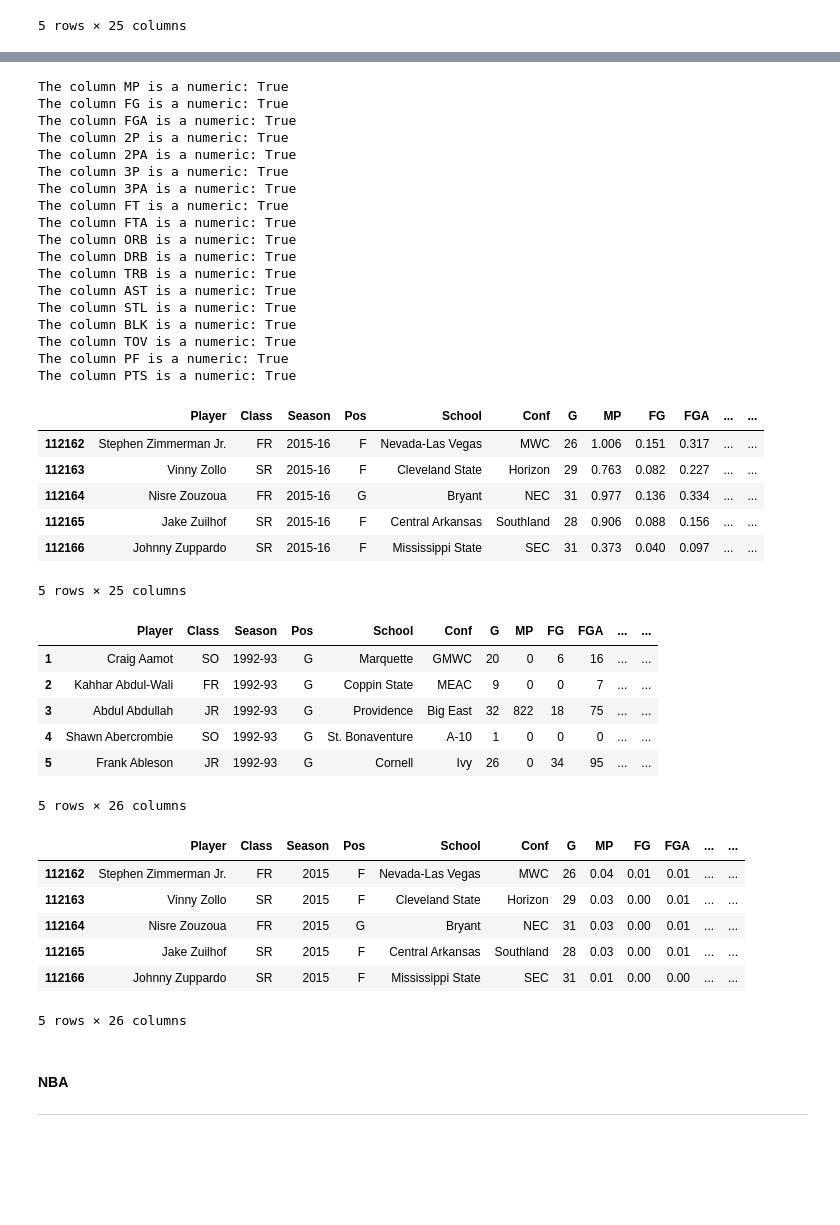
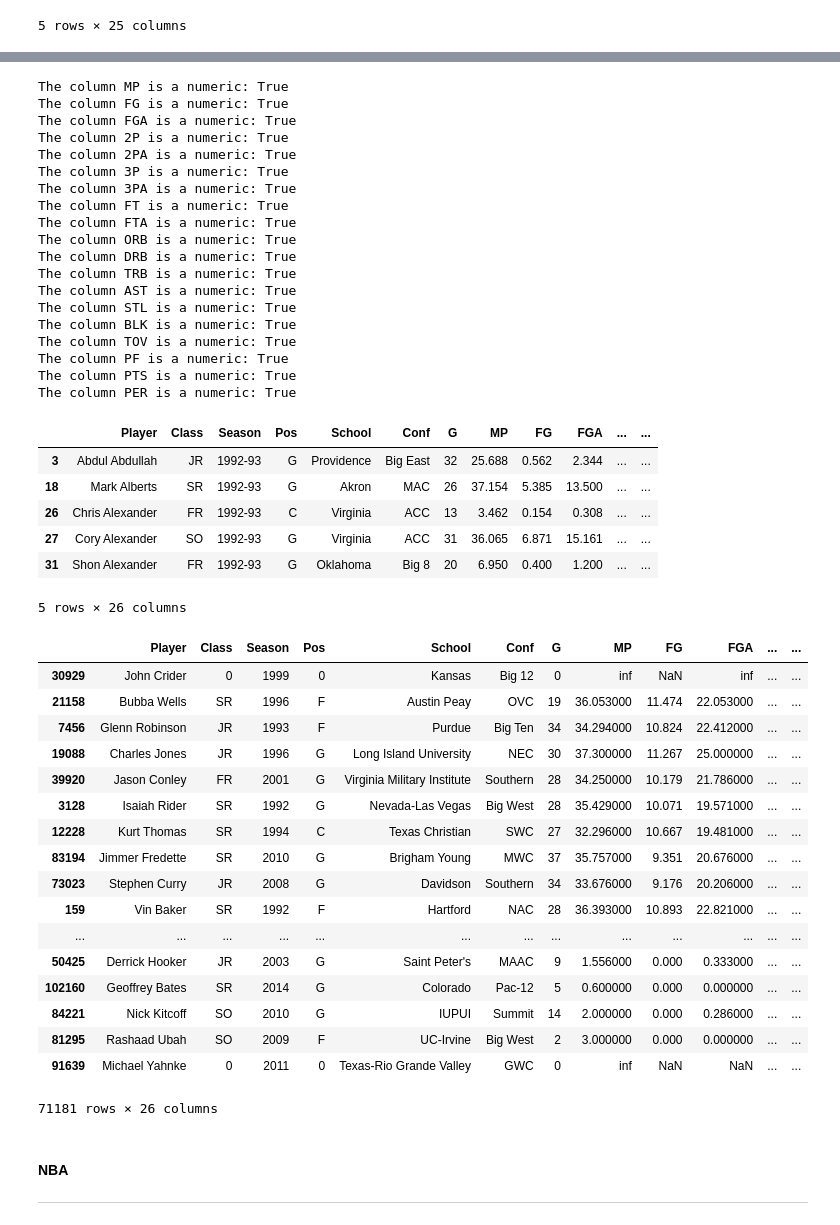
Before and after one commit to andrewfrilot/NBA_Scout, a Jupyter notebook: iPython_Notebooks/Data Scraping_Cleaning(Ovais).ipynb, the cells around one changed output, grey strips where cells are left out. Cells and saved outputs as stored; diff of their text form; code cells hidden in the pictures; blank space fills up the shorter version.

Commit message:
discarding players with MP = 0

```diff
--- a/iPython_Notebooks/Data Scraping_Cleaning(Ovais).ipynb
+++ b/iPython_Notebooks/Data Scraping_Cleaning(Ovais).ipynb
@@ -259,7 +259,7 @@ def per (row):
             calc = ((float(row.FG) * 85.910) + (float(row.STL) * 53.897) + (float(row["3P"]) * 51.757)\
                + (float(row.FT) * 46.845) + (float(row.BLK) * 39.190) + (float(row.ORB) * 39.190)\
                + (float(row.AST) * 34.677) + (float(row.DRB) * 14.707) + (float(row.PF) * 17.174)\
-               + ((float(row.FTA) - float(row.FT)) * 20.091) + (float(row.TOV) * 53.897)) * (1)
+               + ((float(row.FTA) - float(row.FT)) * 20.091) + (float(row.TOV) * 53.897)) * (1/float(row.MP))
             return round(calc, 2)
 # %%
 #Convert Seasons into a single year value
@@ -307,6 +307,7 @@ ncaa_cols =["Rk", "Player", "Class", "Season", "Pos", "School", "Conf", "G", "MP
 NCAA_df.columns = ncaa_cols
 
 NCAA_df = NCAA_df[NCAA_df.Season != "Season"]
+NCAA_df = NCAA_df[NCAA_df.Player != "Totals"]
 
 #Test print
 NCAA_df.head()
@@ -348,3 +349,12 @@ NCAA_df.head()
 | 4 | Shawn Abercrombie | SO | 1992-93 | G | St. Bonaventure | A-10 | 1 | 0 | 0 | 0 | ... | ... |
 | 5 | Frank Ableson | JR | 1992-93 | G | Cornell | Ivy | 26 | 0 | 34 | 95 | ... | ... |
 5 rows × 25 columns
+# %%
+#make new df to store MP of 0, Filter NCAA_df to include values of MP > 0
+
+
+zero_MP_df = NCAA_df[(NCAA_df["MP"] == 0)]
+
+NCAA_df = NCAA_df[NCAA_df["MP"] != 0]
+
+NCAA_df.tail()
@@ -351,7 +369,7 @@ NCAA_df.head()
 # %%
 #-Convertr columns into ints and divide by Games played column-#
 #Convert Games Played column to integer
-NCAA_df["G"] = pd.to_numeric(NCAA_df["G"], errors="coerce")
+NCAA_df["G"] = pd.to_numeric(NCAA_df["G"])
 
 #Get Stats columns from DF (excluding Games Played)
 stats_cols = NCAA_df.columns.values[7:]
@@ -363,12 +381,13 @@ for series in stats_cols:
 
     if string_check == True:
         print(f"The column {series} is a string: {string_check}")
-        NCAA_df[series] = pd.to_numeric(NCAA_df[series], errors="coerce")
+        NCAA_df[series] = pd.to_numeric(NCAA_df[series])
         NCAA_df[series] = round((NCAA_df[series]/NCAA_df.G), 3)
 
 
     else:
         print(f"The column {series} is a numeric: {num_check}")
+        NCAA_df[series] = pd.to_numeric(NCAA_df[series])
         NCAA_df[series] = round((NCAA_df[series]/NCAA_df.G), 3)
 # %% [output]
 The column MP is a numeric: True
@@ -389,47 +408,48 @@ The column BLK is a numeric: True
 The column TOV is a numeric: True
 The column PF is a numeric: True
 The column PTS is a numeric: True
+The column PER is a numeric: True
-# %%
-#divide stats_cols by Games played column (exclude Games played column)
-
-
-NCAA_df.tail()
-# %% [output]
-|  | Player | Class | Season | Pos | School | Conf | G | MP | FG | FGA | ... | ... |
-| 112162 | Stephen Zimmerman Jr. | FR | 2015-16 | F | Nevada-Las Vegas | MWC | 26 | 1.006 | 0.151 | 0.317 | ... | ... |
-| 112163 | Vinny Zollo | SR | 2015-16 | F | Cleveland State | Horizon | 29 | 0.763 | 0.082 | 0.227 | ... | ... |
-| 112164 | Nisre Zouzoua | FR | 2015-16 | G | Bryant | NEC | 31 | 0.977 | 0.136 | 0.334 | ... | ... |
-| 112165 | Jake Zuilhof | SR | 2015-16 | F | Central Arkansas | Southland | 28 | 0.906 | 0.088 | 0.156 | ... | ... |
-| 112166 | Johnny Zuppardo | SR | 2015-16 | F | Mississippi State | SEC | 31 | 0.373 | 0.040 | 0.097 | ... | ... |
-5 rows × 25 columns
 # %%
 #Make PER column and set values by passing 'per' function
 NCAA_df["PER"] = NCAA_df.apply(lambda row : per(row), axis = 1)
 NCAA_df.head()
 # %% [output]
 |  | Player | Class | Season | Pos | School | Conf | G | MP | FG | FGA | ... | ... |
-| 1 | Craig Aamot | SO | 1992-93 | G | Marquette | GMWC | 20 | 0 | 6 | 16 | ... | ... |
-| 2 | Kahhar Abdul-Wali | FR | 1992-93 | G | Coppin State | MEAC | 9 | 0 | 0 | 7 | ... | ... |
-| 3 | Abdul Abdullah | JR | 1992-93 | G | Providence | Big East | 32 | 822 | 18 | 75 | ... | ... |
-| 4 | Shawn Abercrombie | SO | 1992-93 | G | St. Bonaventure | A-10 | 1 | 0 | 0 | 0 | ... | ... |
-| 5 | Frank Ableson | JR | 1992-93 | G | Cornell | Ivy | 26 | 0 | 34 | 95 | ... | ... |
+| 3 | Abdul Abdullah | JR | 1992-93 | G | Providence | Big East | 32 | 25.688 | 0.562 | 2.344 | ... | ... |
+| 18 | Mark Alberts | SR | 1992-93 | G | Akron | MAC | 26 | 37.154 | 5.385 | 13.500 | ... | ... |
+| 26 | Chris Alexander | FR | 1992-93 | C | Virginia | ACC | 13 | 3.462 | 0.154 | 0.308 | ... | ... |
+| 27 | Cory Alexander | SO | 1992-93 | G | Virginia | ACC | 31 | 36.065 | 6.871 | 15.161 | ... | ... |
+| 31 | Shon Alexander | FR | 1992-93 | G | Oklahoma | Big 8 | 20 | 6.950 | 0.400 | 1.200 | ... | ... |
 5 rows × 26 columns
 # %%
 #Convert for Entire series
 
 NCAA_df.Season = NCAA_df.Season.apply(lambda x: normalize_year(x))
 
 #Test Print
 NCAA_df.head()
 NCAA_df.tail()
+
+NCAA_df.sort_values(by = "PTS", ascending=False)
 # %% [output]
 |  | Player | Class | Season | Pos | School | Conf | G | MP | FG | FGA | ... | ... |
-| 112162 | Stephen Zimmerman Jr. | FR | 2015 | F | Nevada-Las Vegas | MWC | 26 | 0.04 | 0.01 | 0.01 | ... | ... |
-| 112163 | Vinny Zollo | SR | 2015 | F | Cleveland State | Horizon | 29 | 0.03 | 0.00 | 0.01 | ... | ... |
-| 112164 | Nisre Zouzoua | FR | 2015 | G | Bryant | NEC | 31 | 0.03 | 0.00 | 0.01 | ... | ... |
-| 112165 | Jake Zuilhof | SR | 2015 | F | Central Arkansas | Southland | 28 | 0.03 | 0.00 | 0.01 | ... | ... |
-| 112166 | Johnny Zuppardo | SR | 2015 | F | Mississippi State | SEC | 31 | 0.01 | 0.00 | 0.00 | ... | ... |
+| 30929 | John Crider | 0 | 1999 | 0 | Kansas | Big 12 | 0 | inf | NaN | inf | ... | ... |
+| 21158 | Bubba Wells | SR | 1996 | F | Austin Peay | OVC | 19 | 36.053000 | 11.474 | 22.053000 | ... | ... |
+| 7456 | Glenn Robinson | JR | 1993 | F | Purdue | Big Ten | 34 | 34.294000 | 10.824 | 22.412000 | ... | ... |
+| 19088 | Charles Jones | JR | 1996 | G | Long Island University | NEC | 30 | 37.300000 | 11.267 | 25.000000 | ... | ... |
+| 39920 | Jason Conley | FR | 2001 | G | Virginia Military Institute | Southern | 28 | 34.250000 | 10.179 | 21.786000 | ... | ... |
+| 3128 | Isaiah Rider | SR | 1992 | G | Nevada-Las Vegas | Big West | 28 | 35.429000 | 10.071 | 19.571000 | ... | ... |
+| 12228 | Kurt Thomas | SR | 1994 | C | Texas Christian | SWC | 27 | 32.296000 | 10.667 | 19.481000 | ... | ... |
+| 83194 | Jimmer Fredette | SR | 2010 | G | Brigham Young | MWC | 37 | 35.757000 | 9.351 | 20.676000 | ... | ... |
+| 73023 | Stephen Curry | JR | 2008 | G | Davidson | Southern | 34 | 33.676000 | 9.176 | 20.206000 | ... | ... |
+| 159 | Vin Baker | SR | 1992 | F | Hartford | NAC | 28 | 36.393000 | 10.893 | 22.821000 | ... | ... |
+| ... | ... | ... | ... | ... | ... | ... | ... | ... | ... | ... | ... | ... |
+| 50425 | Derrick Hooker | JR | 2003 | G | Saint Peter's | MAAC | 9 | 1.556000 | 0.000 | 0.333000 | ... | ... |
+| 102160 | Geoffrey Bates | SR | 2014 | G | Colorado | Pac-12 | 5 | 0.600000 | 0.000 | 0.000000 | ... | ... |
+| 84221 | Nick Kitcoff | SO | 2010 | G | IUPUI | Summit | 14 | 2.000000 | 0.000 | 0.286000 | ... | ... |
+| 81295 | Rashaad Ubah | SO | 2009 | F | UC-Irvine | Big West | 2 | 3.000000 | 0.000 | 0.000000 | ... | ... |
+| 91639 | Michael Yahnke | 0 | 2011 | 0 | Texas-Rio Grande Valley | GWC | 0 | inf | NaN | NaN | ... | ... |
-5 rows × 26 columns
+71181 rows × 26 columns
 # %% [markdown]
 #### NBA
 ***
```
Also changed, not shown: parts of 1 cell of this notebook.
